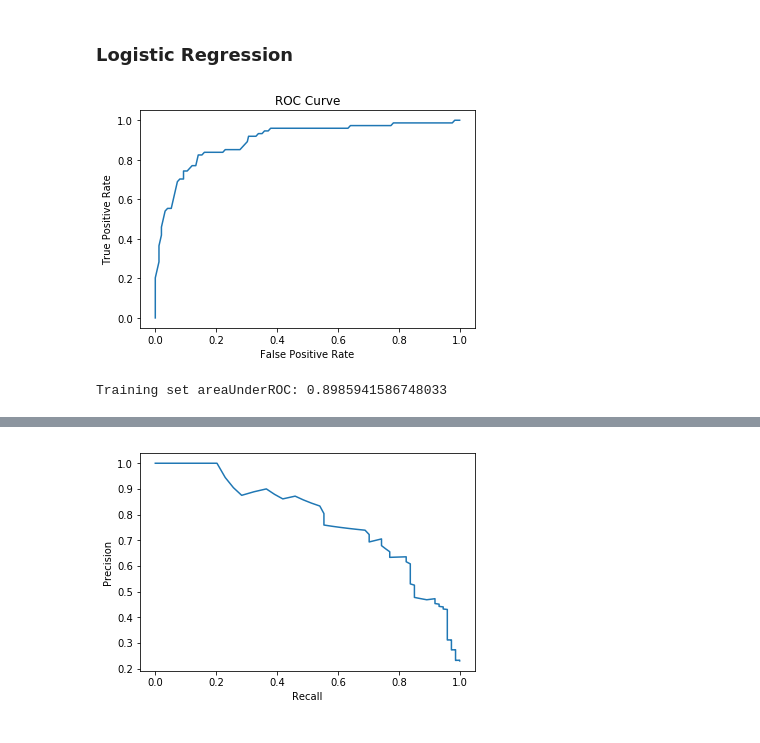
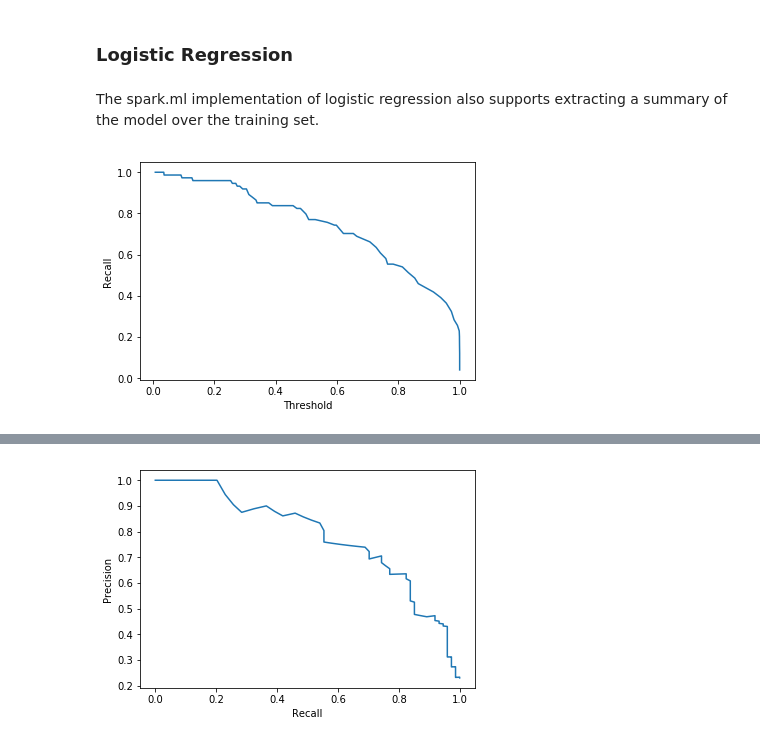
Before and after one commit to luethe007/Udacity_DSND_Spark, a Jupyter notebook: Sparkify.ipynb, the cells around one changed output, grey strips where cells are left out. Cells and saved outputs as stored; diff of their text form; code cells hidden in the pictures.

```diff
--- a/Sparkify.ipynb
+++ b/Sparkify.ipynb
@@ -556,20 +570,8 @@ The histogram above depicts that the classes (stayed and churned users) are not
 # Calculate a balancing ratio to account for the class imbalance
 balancing_ratio = train.filter(train['label']==0).count()/train.count()
 train=train.withColumn("classWeights", F.when(train.label == 1,balancing_ratio).otherwise(1-balancing_ratio))
+
+# Create a logistic regression object
+lr = LogisticRegression(featuresCol = 'features', labelCol = 'label', weightCol="classWeights")
-# %%
-# Create a logistic regression object and train the model
-lr = LogisticRegression(featuresCol = 'features', labelCol = 'label', weightCol="classWeights", maxIter=10)
-lrModel = lr.fit(train)
-# %%
-# Plot the roc curve
-trainingSummary = lrModel.summary
-roc = trainingSummary.roc.toPandas()
-plt.plot(roc['FPR'],roc['TPR'])
-plt.xlabel('False Positive Rate')
-plt.ylabel('True Positive Rate')
-plt.title('ROC Curve')
-plt.show()
-print('Training set areaUnderROC: ' + str(trainingSummary.areaUnderROC))
-# %% [output]
-[figure, removed]
-Training set areaUnderROC: 0.8985941586748033
+# %% [markdown]
+The spark.ml implementation of logistic regression also supports extracting a summary of the model over the training set.
@@ -575,0 +582,9 @@ Training set areaUnderROC: 0.8985941586748033
+# %%
+# Plot the threshold-recall curve
+tr = trainingSummary.recallByThreshold.toPandas()
+plt.plot(tr['threshold'], tr['recall'])
+plt.xlabel('Threshold')
+plt.ylabel('Recall')
+plt.show()
+# %% [output]
+[figure, added]
```
Also changed, not shown: parts of 55 cells of this notebook, 2 other files.
